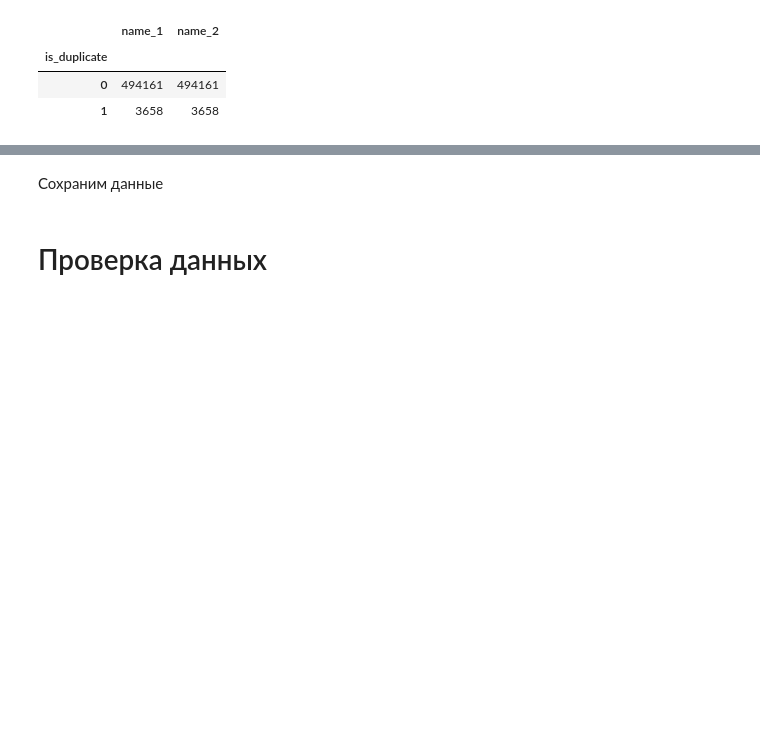
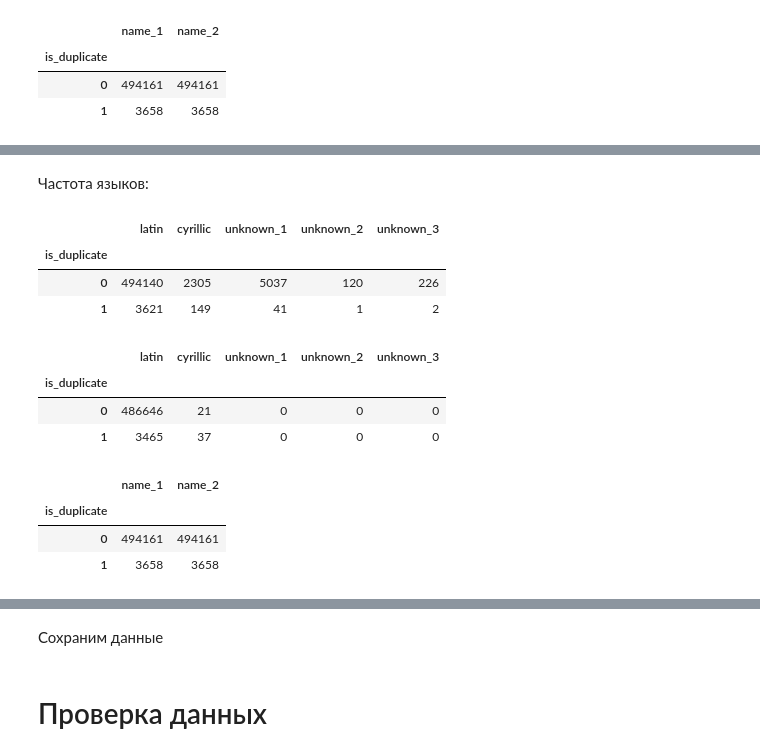
Before and after one commit to vederko-p/company_text_calssification, a Jupyter notebook: notebooks/1. Data preparation.ipynb, the cells around one changed output, grey strips where cells are left out. Saved outputs shown, nothing was run; the diff lists cells and outputs as text; code cells hidden in the pictures; blank space fills up the shorter version.

```diff
--- a/notebooks/1. Data preparation.ipynb
+++ b/notebooks/1. Data preparation.ipynb
@@ -27,0 +195,27 @@ df.groupby('is_duplicate').count()
+# %% [markdown]
+Частота языков:
+# %%
+# В целом
+df_copy.groupby('is_duplicate')[languages_base_names].sum()
+# %% [output]
+|  | latin | cyrillic | unknown_1 | unknown_2 | unknown_3 |
+| is_duplicate |  |  |  |  |  |
+| 0 | 494140 | 2305 | 5037 | 120 | 226 |
+| 1 | 3621 | 149 | 41 | 1 | 2 |
+# %%
+# Пары с одним языком
+one_language_df = df_copy[df_copy[languages_base_names].sum(axis=1) == 1]
+one_language_df.groupby('is_duplicate')[languages_base_names].sum()
+# %% [output]
+|  | latin | cyrillic | unknown_1 | unknown_2 | unknown_3 |
+| is_duplicate |  |  |  |  |  |
+| 0 | 486646 | 21 | 0 | 0 | 0 |
+| 1 | 3465 | 37 | 0 | 0 | 0 |
+# %%
+# Исходное число пар
+df.groupby('is_duplicate').count()
+# %% [output]
+|  | name_1 | name_2 |
+| is_duplicate |  |  |
+| 0 | 494161 | 494161 |
+| 1 | 3658 | 3658 |
```
Also changed, not shown: parts of 50 cells of this notebook.
